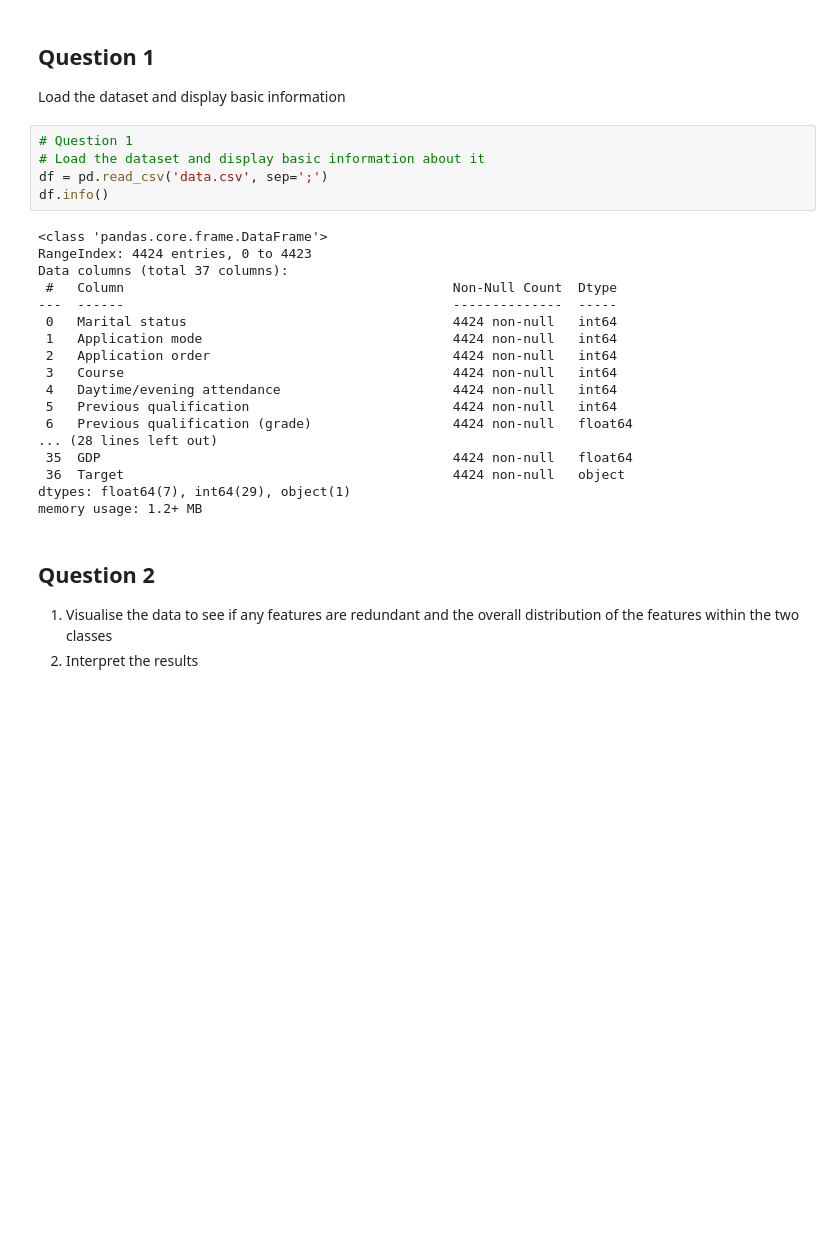
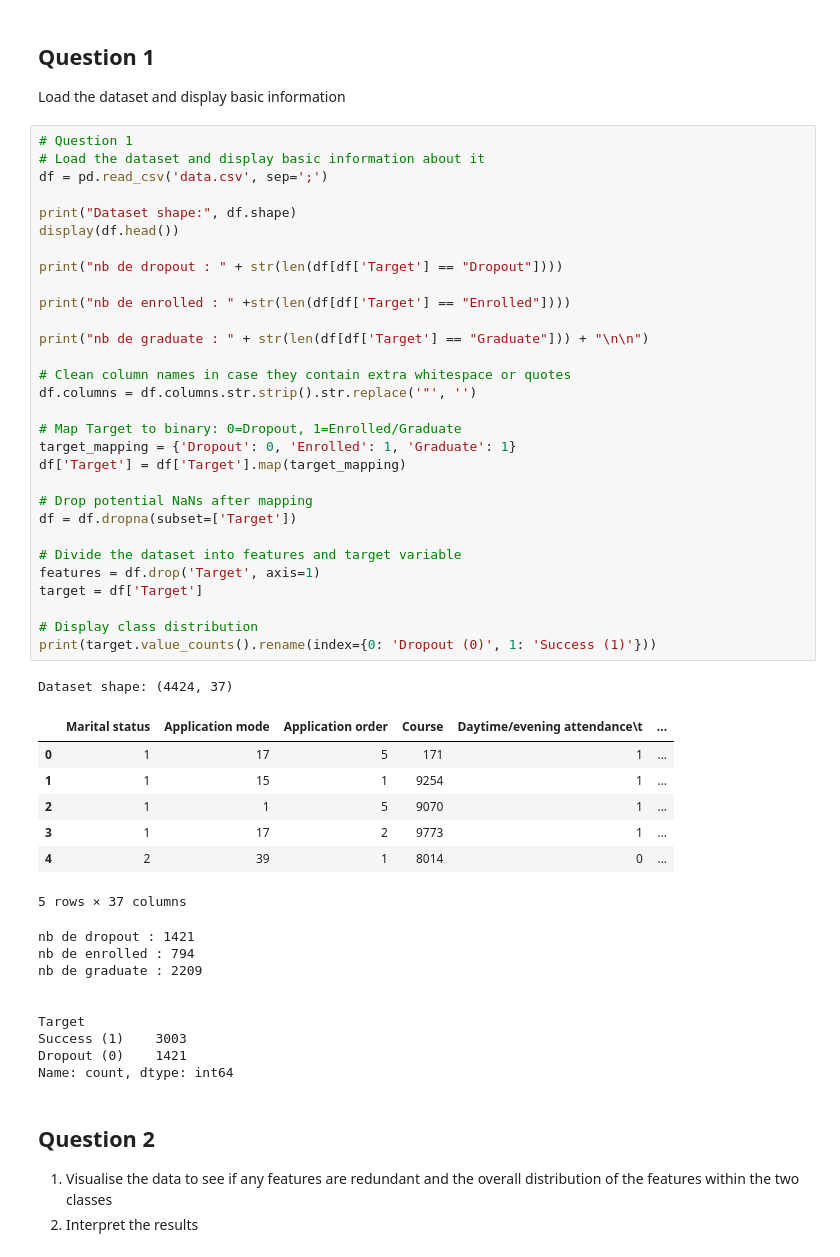
Before and after one commit to nicocalu/MLTP, a Jupyter notebook: lab2.ipynb, the cells around one changed output. Drawn from its saved outputs; the diff is of its cells as text; blank space fills up the shorter version.

```diff
--- a/lab2.ipynb
+++ b/lab2.ipynb
@@ -27,26 +27,51 @@ Load the dataset and display basic information
 # %%
 # Question 1
 # Load the dataset and display basic information about it
 df = pd.read_csv('data.csv', sep=';')
-df.info()
+
+print("Dataset shape:", df.shape)
+display(df.head())
+
+print("nb de dropout : " + str(len(df[df['Target'] == "Dropout"])))
+
+print("nb de enrolled : " +str(len(df[df['Target'] == "Enrolled"])))
+
+print("nb de graduate : " + str(len(df[df['Target'] == "Graduate"])) + "\n\n")
+
+# Clean column names in case they contain extra whitespace or quotes
+df.columns = df.columns.str.strip().str.replace('"', '')
+
+# Map Target to binary: 0=Dropout, 1=Enrolled/Graduate
+target_mapping = {'Dropout': 0, 'Enrolled': 1, 'Graduate': 1}
+df['Target'] = df['Target'].map(target_mapping)
+
+# Drop potential NaNs after mapping
+df = df.dropna(subset=['Target'])
+
+# Divide the dataset into features and target variable
+features = df.drop('Target', axis=1)
+target = df['Target']
+
+# Display class distribution
+print(target.value_counts().rename(index={0: 'Dropout (0)', 1: 'Success (1)'}))
 # %% [output]
-<class 'pandas.core.frame.DataFrame'>
-RangeIndex: 4424 entries, 0 to 4423
-Data columns (total 37 columns):
- #   Column                                          Non-Null Count  Dtype
----  ------                                          --------------  -----
- 0   Marital status                                  4424 non-null   int64
- 1   Application mode                                4424 non-null   int64
- 2   Application order                               4424 non-null   int64
- 3   Course                                          4424 non-null   int64
- 4   Daytime/evening attendance                      4424 non-null   int64
- 5   Previous qualification                          4424 non-null   int64
- 6   Previous qualification (grade)                  4424 non-null   float64
-... (28 lines left out)
- 35  GDP                                             4424 non-null   float64
- 36  Target                                          4424 non-null   object
-dtypes: float64(7), int64(29), object(1)
-memory usage: 1.2+ MB
+Dataset shape: (4424, 37)
+|  | Marital status | Application mode | Application order | Course | Daytime/evening attendance\t | ... |
+| 0 | 1 | 17 | 5 | 171 | 1 | ... |
+| 1 | 1 | 15 | 1 | 9254 | 1 | ... |
+| 2 | 1 | 1 | 5 | 9070 | 1 | ... |
+| 3 | 1 | 17 | 2 | 9773 | 1 | ... |
+| 4 | 2 | 39 | 1 | 8014 | 0 | ... |
+5 rows × 37 columns
+nb de dropout : 1421
+nb de enrolled : 794
+nb de graduate : 2209
+
+
+Target
+Success (1)    3003
+Dropout (0)    1421
+Name: count, dtype: int64
 # %% [markdown]
 ## Question 2
 1. Visualise the data to see if any features are redundant and the overall distribution of the features within the two classes
```
Also changed, not shown: parts of 4 cells of this notebook.
